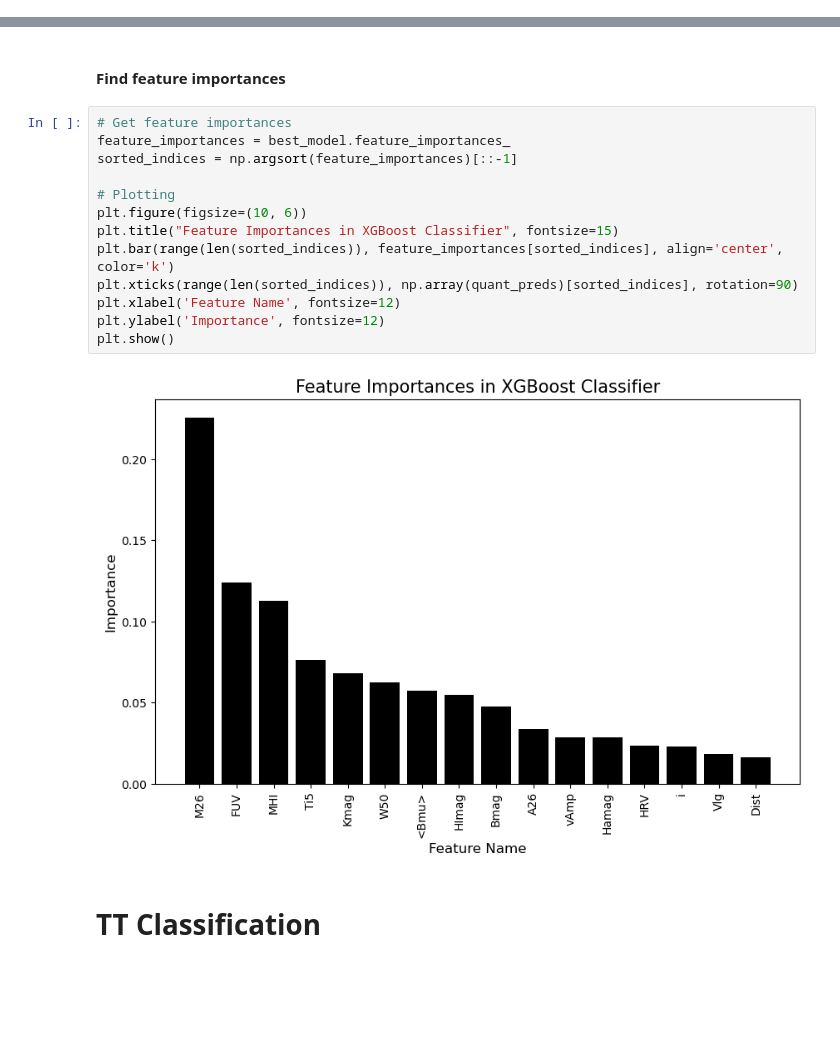
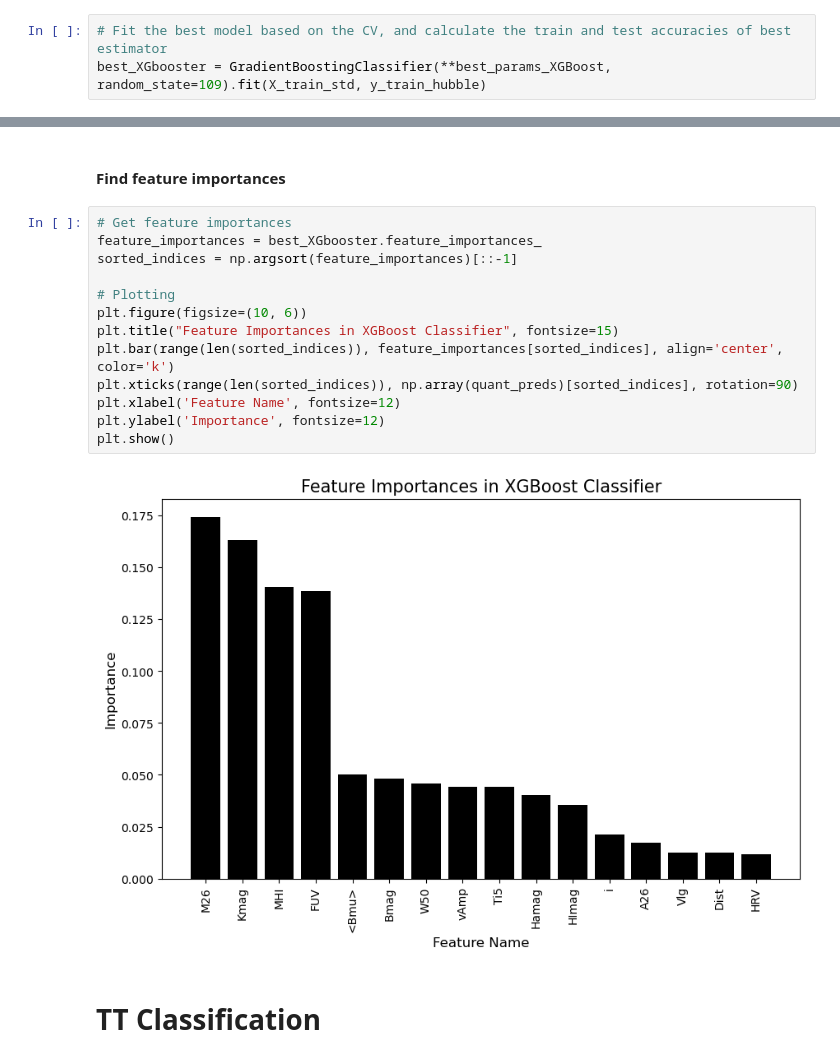
Before and after one commit to Adam-Boesky/Classifying_Galaxies, a Jupyter notebook: modeling/final-models.ipynb, the cells around one changed output, grey strips where cells are left out. Cells and saved outputs as stored; diff of their text form; blank space fills up the shorter version.

```diff
--- a/modeling/final-models.ipynb
+++ b/modeling/final-models.ipynb
@@ -467,6 +467,9 @@ best_params_XGBoost = {
     'max_depth': 4,
     'learning_rate': 0.1
 }
+# %%
+# Fit the best model based on the CV, and calculate the train and test accuracies of best estimator
+best_XGbooster = GradientBoostingClassifier(**best_params_XGBoost, random_state=109).fit(X_train_std, y_train_hubble)
 # %%
 train_acc = []
 test_acc = []
@@ -571,19 +574,19 @@ plt.show()
 #### Find feature importances
 # %%
 # Get feature importances
-feature_importances = best_model.feature_importances_
+feature_importances = best_XGbooster.feature_importances_
 sorted_indices = np.argsort(feature_importances)[::-1]
 
 # Plotting
 plt.figure(figsize=(10, 6))
 plt.title("Feature Importances in XGBoost Classifier", fontsize=15)
 plt.bar(range(len(sorted_indices)), feature_importances[sorted_indices], align='center', color='k')
 plt.xticks(range(len(sorted_indices)), np.array(quant_preds)[sorted_indices], rotation=90)
 plt.xlabel('Feature Name', fontsize=12)
 plt.ylabel('Importance', fontsize=12)
 plt.show()
 # %% [output]
-[figure, old version]
+[figure, new version]
 # %% [markdown]
 # TT Classification
 # %% [markdown]
```
Also changed, not shown: parts of 9 cells of this notebook, 1 other file.
